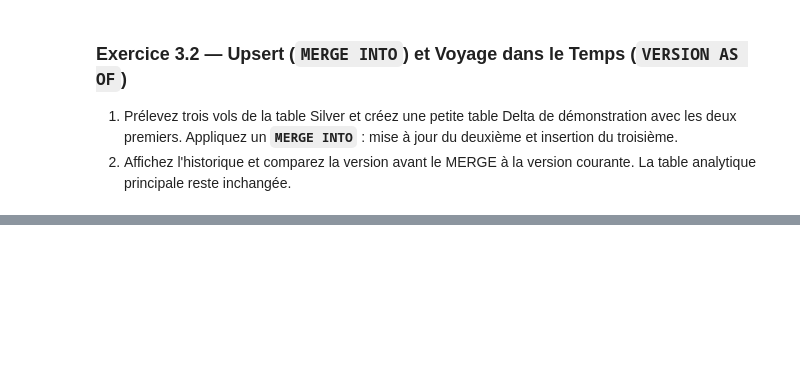
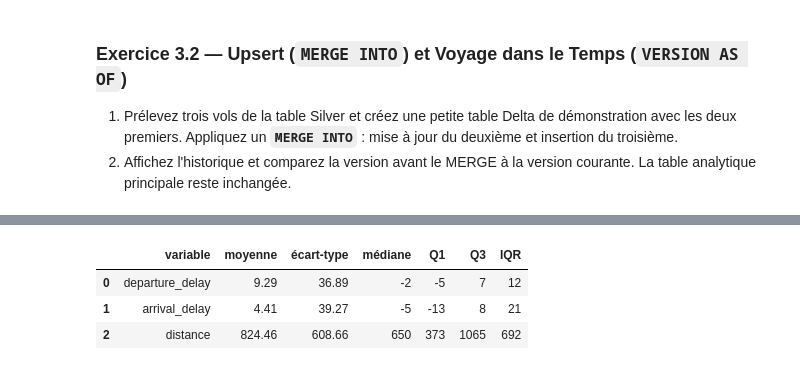
Before and after one commit to lilipix/airline-datas, a Jupyter notebook: notebooks/J2_Spark_Delta_Silver.ipynb, the cells around one changed output, grey strips where cells are left out. Drawn from its saved outputs; the diff is of its cells as text; code cells hidden in the pictures; blank space fills up the shorter version.

```diff
--- a/notebooks/J2_Spark_Delta_Silver.ipynb
+++ b/notebooks/J2_Spark_Delta_Silver.ipynb
@@ -108,7 +111,8 @@ wide.explain("simple")
 wide.show(5, truncate=False)
 
 def clean_key(column):
-    return F.upper(F.trim(F.col(column)))
+    normalized = F.upper(F.trim(F.col(column)))
+    return F.when(normalized.isin("", "NULL"), F.lit(None).cast("string")).otherwise(normalized)
 
 def reference_table(df, key, columns):
     ref = df.select(clean_key(key).alias(key), *[F.col(c) for c in columns]).filter(F.col(key).isNotNull() & (F.col(key) != "")).dropDuplicates()
@@ -143,6 +147,12 @@ df_unique = df_clean.dropDuplicates(["flight_id"]).persist(StorageLevel.DISK_ONL
 try:
     count_before_join = df_unique.count()
     print(f"Lignes Bronze : {bronze_count:,} | invalides : {bronze_count - valid_count:,} | doublons exacts : {valid_count - count_before_join:,}")
+    quantiles = df_unique.filter((F.col("cancelled") == 0) & F.col("arrival_delay").isNotNull()).approxQuantile("arrival_delay", [0.25, 0.5, 0.75], 0.0001)
+    if len(quantiles) != 3 or quantiles[2] <= quantiles[0]:
+        raise ValueError("Impossible de calculer les indicateurs robustes : quartiles absents ou IQR nul.")
+    q1, median, q3 = quantiles
+    iqr = q3 - q1
+    print(f"Retard à l'arrivée : Q1 = {q1}, médiane = {median}, Q3 = {q3}, IQR = {iqr} minutes.")
     airport_details = ("city", "state", "country", "latitude", "longitude")
     origin = airports.select(F.col("iata_code").alias("origin_key"), F.col("airport").alias("origin_airport_name"), *[F.col(c).alias(f"origin_{c}") for c in airport_details])
     destination = airports.select(F.col("iata_code").alias("destination_key"), F.col("airport").alias("destination_airport_name"), *[F.col(c).alias(f"destination_{c}") for c in airport_details])
@@ -153,7 +163,16 @@ try:
         .join(F.broadcast(cancellations), F.col("cancellation_reason") == F.col("cancel_key"), "left").drop("cancel_key")
         .withColumn("is_arrival_delayed_15min", F.when(F.col("arrival_delay").isNotNull(), F.col("arrival_delay") >= 15))
         .withColumn("delay_per_100_miles", F.when(F.col("distance") > 0, F.col("arrival_delay") * 100.0 / F.col("distance")))
+        .withColumn("arrival_delay_missing", F.col("arrival_delay").isNull())
+        .withColumn("departure_delay_missing", F.col("departure_delay").isNull())
+        .withColumn("cancellation_reason_missing", F.col("cancellation_reason").isNull())
+        .withColumn("is_weekend", F.dayofweek("flight_date").isin(1, 7))
+        .withColumn("arrival_delay_outlier_iqr", F.when(F.col("arrival_delay").isNotNull(), (F.col("arrival_delay") < q1 - 1.5 * iqr) | (F.col("arrival_delay") > q3 + 1.5 * iqr)))
+        .withColumn("arrival_delay_robust_scaled", F.when(F.col("arrival_delay").isNotNull(), (F.col("arrival_delay") - median) / iqr))
     )
+    for code in ("A", "B", "C", "D"):
+        df_silver = df_silver.withColumn(f"cancellation_reason_is_{code}", F.when(F.col("cancellation_reason").isNotNull(), (F.col("cancellation_reason") == code).cast("int")))
+    df_silver = df_silver.withColumn("cancellation_reason_is_other", F.when(F.col("cancellation_reason").isNotNull(), (~F.col("cancellation_reason").isin("A", "B", "C", "D")).cast("int")))
     print("Plan de jointure :")
     df_silver.explain("simple")
     df_silver.write.format("delta").mode("overwrite").option("overwriteSchema", "true").save(SILVER_MAIN_PATH)
@@ -294,0 +325,58 @@ Time Travel : version 0 = 2 lignes ; version courante = 3 lignes (1 mise à jour
+# %%
+import numpy as np
+import pandas as pd
+import matplotlib.pyplot as plt
+import seaborn as sns
+from pyspark.sql import functions as F
+from sklearn.decomposition import PCA
+from sklearn.preprocessing import StandardScaler
+
+sns.set_theme(style="whitegrid")
+silver_eda = spark.read.format("delta").load("/lakehouse/silver/flights_enriched")
+print("Retards manquants selon le statut d'annulation :")
+silver_eda.groupBy("cancelled").agg(
+    F.count("*").alias("vols"),
+    F.sum(F.col("arrival_delay").isNull().cast("long")).alias("arrivee_manquante"),
+    F.sum(F.col("departure_delay").isNull().cast("long")).alias("depart_manquant"),
+).orderBy("cancelled").show()
+print("Distances manquantes, zéros et dates Epoch (un zéro n'est pas automatiquement manquant) :")
+silver_eda.agg(
+    F.sum(F.col("distance").isNull().cast("long")).alias("distance_manquante"),
+    F.sum((F.col("distance") == 0).cast("long")).alias("distance_zero"),
+    F.sum((F.col("flight_date") == F.lit("1970-01-01").cast("date")).cast("long")).alias("dates_epoch"),
+).show()
+print("Valeurs textuelles vides ou 'null' dans les clés Bronze :")
+bronze_eda = spark.read.format("delta").load("/lakehouse/bronze/flights")
+keys = ("airline", "origin_airport", "destination_airport")
+bronze_eda.select(*[
+    F.sum((F.col(c).isNotNull() & F.lower(F.trim(F.col(c))).isin("", "null")).cast("long")).alias(c)
+    for c in keys
+]).show()
+
+observed = silver_eda.filter((F.col("cancelled") == 0) & F.col("arrival_delay").isNotNull())
+stats = observed.agg(
+    F.count("*").alias("n"),
+    *[F.avg(c).alias(c + "_mean") for c in ("departure_delay", "arrival_delay", "distance")],
+    *[F.stddev(c).alias(c + "_std") for c in ("departure_delay", "arrival_delay", "distance")],
+    *[F.percentile_approx(c, [0.25, 0.5, 0.75], 10000).alias(c + "_q") for c in ("departure_delay", "arrival_delay", "distance")],
+).first()
+print(f"Vols non annulés avec retard à l'arrivée connu : {stats['n']:,}")
+if stats['n'] < 2:
+    raise ValueError("Au moins deux vols observés sont nécessaires pour l'analyse.")
+summary = []
+for column in ("departure_delay", "arrival_delay", "distance"):
+    q1, median, q3 = stats[column + "_q"]
+    summary.append({"variable": column, "moyenne": stats[column + "_mean"], "écart-type": stats[column + "_std"], "médiane": median, "Q1": q1, "Q3": q3, "IQR": q3 - q1})
+display(pd.DataFrame(summary).round(2))
+q1, median, q3 = stats["arrival_delay_q"]
+iqr = q3 - q1
+mean_delay, std_delay = stats["arrival_delay_mean"], stats["arrival_delay_std"]
+if iqr <= 0 or std_delay is None or std_delay <= 0:
+    raise ValueError("Impossible de comparer IQR et Z-score : dispersion nulle ou absente.")
+print("Valeurs extrêmes du retard à l'arrivée : IQR contre Z-score (aucune suppression)")
+observed.agg(
+    F.sum(((F.col("arrival_delay") < q1 - 1.5 * iqr) | (F.col("arrival_delay") > q3 + 1.5 * iqr)).cast("long")).alias("hors_bornes_iqr"),
+    F.sum((F.abs((F.col("arrival_delay") - mean_delay) / std_delay) > 3).cast("long")).alias("z_score_absolu_sup_3"),
+).show()
+print(f"Mise à l'échelle robuste : (retard - {median}) / {iqr} ; médiane et IQR calculés sur les vols observés.")
+# %% [output]
@@ -294,0 +406,4 @@ Time Travel : version 0 = 2 lignes ; version courante = 3 lignes (1 mise à jour
+|  | variable | moyenne | écart-type | médiane | Q1 | Q3 | IQR |
+| 0 | departure_delay | 9.29 | 36.89 | -2 | -5 | 7 | 12 |
+| 1 | arrival_delay | 4.41 | 39.27 | -5 | -13 | 8 | 21 |
+| 2 | distance | 824.46 | 608.66 | 650 | 373 | 1065 | 692 |
```
Also changed, not shown: parts of 14 cells of this notebook.
